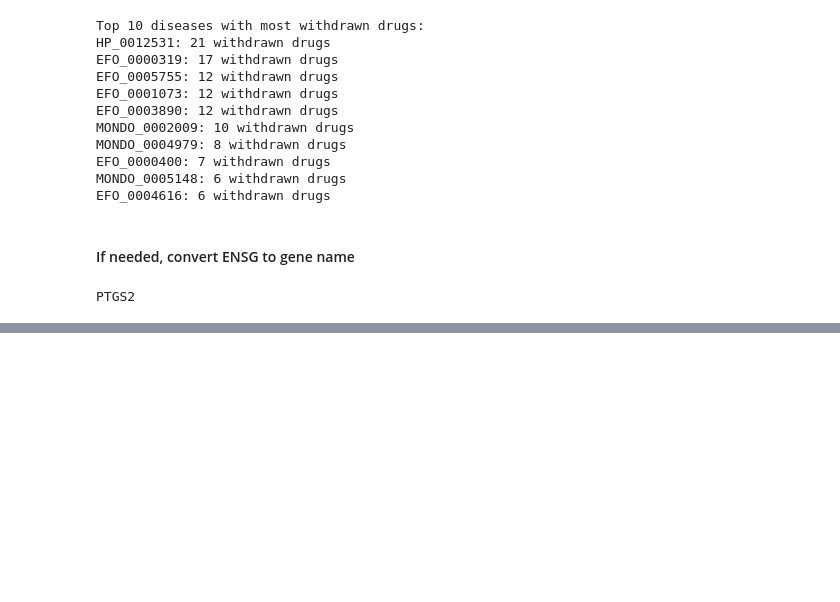
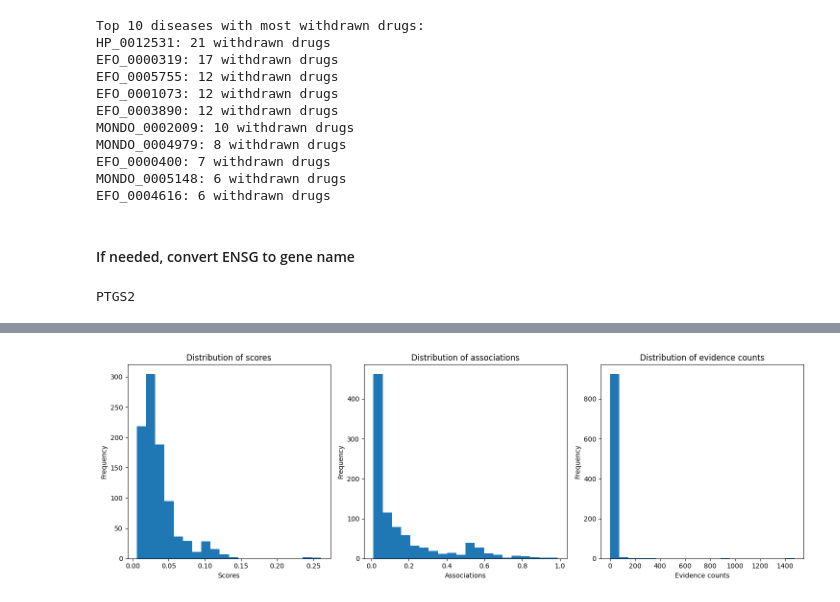
Before and after one commit to jedrzejkubica/targets-from-pathways, a Jupyter notebook: validation/validation.ipynb, the cells around one changed output, grey strips where cells are left out. Drawn from its saved outputs; the diff is of its cells as text; code cells hidden in the pictures; blank space fills up the shorter version.

Commit message:
validation.ipynb : add associations scores and evidence counts

```diff
--- a/validation/validation.ipynb
+++ b/validation/validation.ipynb
@@ -238,4 +302,4 @@ PTGS2
 # %%
-GENE = "PTGS2"
-DISEASE = "EFO_0005755"
+GENE = "HTR2A"
+DISEASE = "MONDO_0002009"
 # %%
@@ -251 +334,3 @@ scores.head()
+# %%
+results_sorted = sorted(gene2score.keys(), key=lambda item: gene2score[item], reverse=True)
 # %%
@@ -294,0 +382,13 @@ Gene ABCC1 (ENSG00000103222) has 0 drugs associated with HP_0012531
+# %%
+ENSG2association = {}
+ENSG2evidence = {}
+
+disease_associations = associations[associations['diseaseId'] == DISEASE]
+
+for index, row in disease_associations.iterrows():
+    ENSG = row['targetId']
+
+    ENSG2association[ENSG] = row["score"]
+    ENSG2evidence[ENSG] = row["evidenceCount"]
+
+assert len(ENSG2association) == len(ENSG2evidence)
@@ -294,0 +435,26 @@ Gene ABCC1 (ENSG00000103222) has 0 drugs associated with HP_0012531
+# %%
+# 3 histograms of scores_sorted, associations_sorted and evidence_sorted
+matplotlib.pyplot.figure(figsize=(15, 5))
+
+matplotlib.pyplot.subplot(1, 3, 1)
+matplotlib.pyplot.hist(scores_sorted, bins=20)
+matplotlib.pyplot.xlabel("Scores")
+matplotlib.pyplot.ylabel("Frequency")
+matplotlib.pyplot.title("Distribution of scores")
+
+matplotlib.pyplot.subplot(1, 3, 2)
+matplotlib.pyplot.hist(associations_sorted, bins=20)
+matplotlib.pyplot.xlabel("Associations")
+matplotlib.pyplot.ylabel("Frequency")
+matplotlib.pyplot.title("Distribution of associations")
+
+matplotlib.pyplot.subplot(1, 3, 3)
+matplotlib.pyplot.hist(evidence_sorted, bins=20)
+matplotlib.pyplot.xlabel("Evidence counts")
+matplotlib.pyplot.ylabel("Frequency")
+matplotlib.pyplot.title("Distribution of evidence counts")
+
+matplotlib.pyplot.tight_layout()
+matplotlib.pyplot.savefig(f"{GENE}-{DISEASE}/scores-associations-evidence-hist.png")
+# %% [output]
+[figure, added]
```
Also changed, not shown: parts of 12 cells of this notebook.
